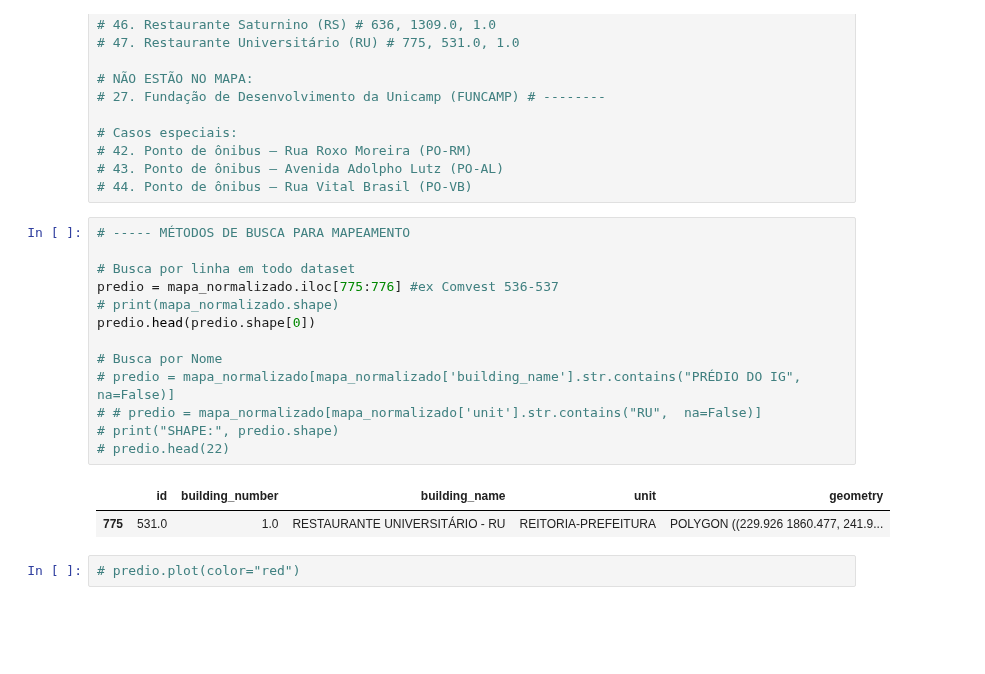
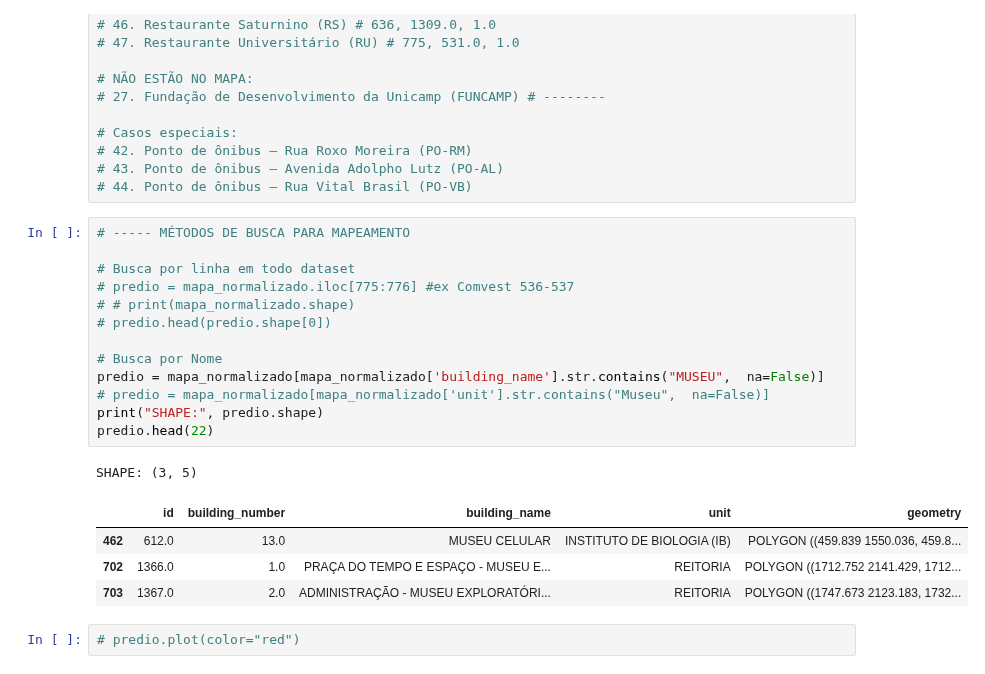
Before and after one commit to wasp-lahis/ns3-bmap, a Jupyter notebook: NS3/obstacle_exp/unicamp-arcgis-input-to-ns3/create-dataset-inputs-to-ns3.ipynb, the cells around one changed output. Drawn from its saved outputs; the diff is of its cells as text; blank space fills up the shorter version.

```diff
--- a/NS3/obstacle_exp/unicamp-arcgis-input-to-ns3/create-dataset-inputs-to-ns3.ipynb
+++ b/NS3/obstacle_exp/unicamp-arcgis-input-to-ns3/create-dataset-inputs-to-ns3.ipynb
@@ -355,19 +355,22 @@ def add_node_dataset_rows(geodataset, ref_osm_id, name, point):
 # %%
 # ----- MÉTODOS DE BUSCA PARA MAPEAMENTO
 
 # Busca por linha em todo dataset
-predio = mapa_normalizado.iloc[775:776] #ex Comvest 536-537
-# print(mapa_normalizado.shape)
-predio.head(predio.shape[0])
+# predio = mapa_normalizado.iloc[775:776] #ex Comvest 536-537
+# # print(mapa_normalizado.shape)
+# predio.head(predio.shape[0])
 
 # Busca por Nome
-# predio = mapa_normalizado[mapa_normalizado['building_name'].str.contains("PRÉDIO DO IG",  na=False)]
-# # predio = mapa_normalizado[mapa_normalizado['unit'].str.contains("RU",  na=False)]
-# print("SHAPE:", predio.shape)
-# predio.head(22)
+predio = mapa_normalizado[mapa_normalizado['building_name'].str.contains("MUSEU",  na=False)]
+# predio = mapa_normalizado[mapa_normalizado['unit'].str.contains("Museu",  na=False)]
+print("SHAPE:", predio.shape)
+predio.head(22)
 # %% [output]
+SHAPE: (3, 5)
 |  | id | building_number | building_name | unit | geometry |
-| 775 | 531.0 | 1.0 | RESTAURANTE UNIVERSITÁRIO - RU | REITORIA-PREFEITURA | POLYGON ((229.926 1860.477, 241.9... |
+| 462 | 612.0 | 13.0 | MUSEU CELULAR | INSTITUTO DE BIOLOGIA (IB) | POLYGON ((459.839 1550.036, 459.8... |
+| 702 | 1366.0 | 1.0 | PRAÇA DO TEMPO E ESPAÇO - MUSEU E... | REITORIA | POLYGON ((1712.752 2141.429, 1712... |
+| 703 | 1367.0 | 2.0 | ADMINISTRAÇÃO - MUSEU EXPLORATÓRI... | REITORIA | POLYGON ((1747.673 2123.183, 1732... |
 # %%
 # predio.plot(color="red")
 # %%
```
Also changed, not shown: parts of 3 cells of this notebook, 2 other files.
